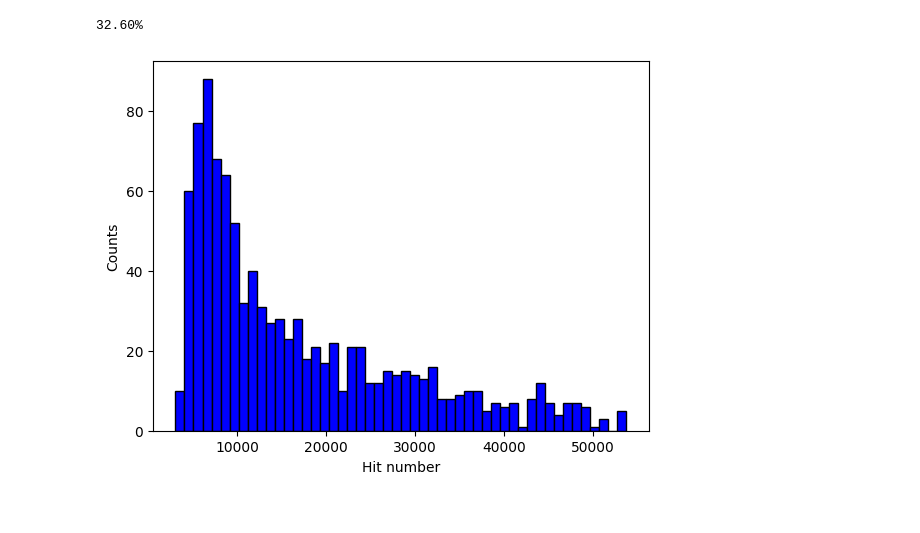
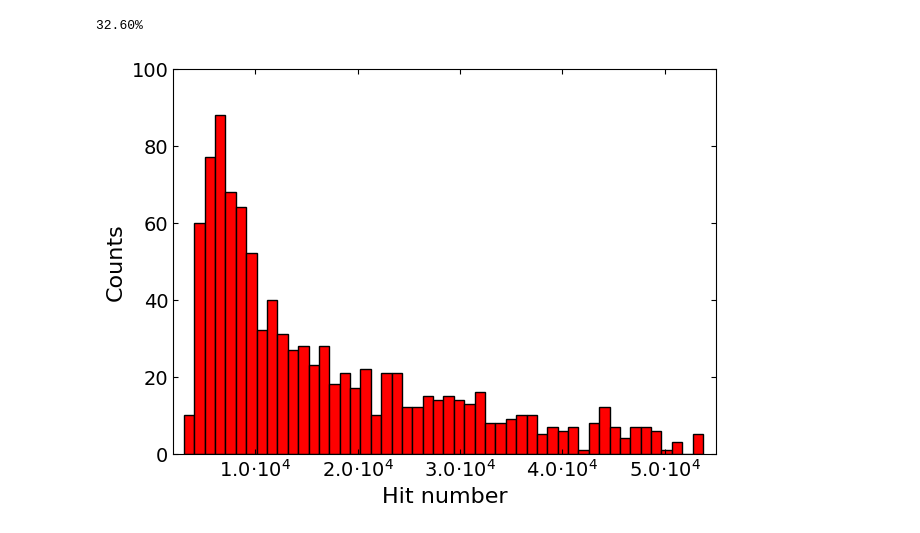
Before and after one commit to YauheniTalochkaN/GNN_tracking_model, a Jupyter notebook: check_dataset.ipynb, the cells around one changed output. Cells and saved outputs as stored; diff of their text form; code cells hidden in the pictures.

```diff
--- a/check_dataset.ipynb
+++ b/check_dataset.ipynb
@@ -177,12 +191,29 @@ plt.show()
 print(f'{len([x for x in particlenumlist if x > 400]) / len(particlenumlist) * 100:.2f}%')
 # %% [output]
 32.60%
-# %%
-plt.hist(hitnumlist, bins=50, color='blue', edgecolor='black')
-
-plt.ylabel('Counts')
-plt.xlabel('Hit number')
-
-plt.show()
-# %% [output]
-[figure, removed]
+# %%
+plt.figure(figsize=(7, 5))
+
+plt.hist(hitnumlist, bins=50, color='red', edgecolor='black')
+
+def format_x_ticks(x, pos):
+    return f"{x / 1e4:.1f}·10$^4$"
+
+plt.ylabel('Counts', fontsize=16)
+plt.xlabel('Hit number', fontsize=16)
+plt.gca().xaxis.set_major_formatter(FuncFormatter(format_x_ticks))
+plt.xlim([2000, 55000])
+plt.ylim([0, 100])
+plt.tick_params(axis='both',
+                    which='major',
+                    labelsize=14,
+                    top=True,
+                    bottom=True,
+                    left=True,
+                    right=True,
+                    direction='in')
+
+#plt.show()
+plt.savefig("Hit_number.pdf")
+# %% [output]
+[figure, added]
```
Also changed, not shown: parts of 2 cells of this notebook.
